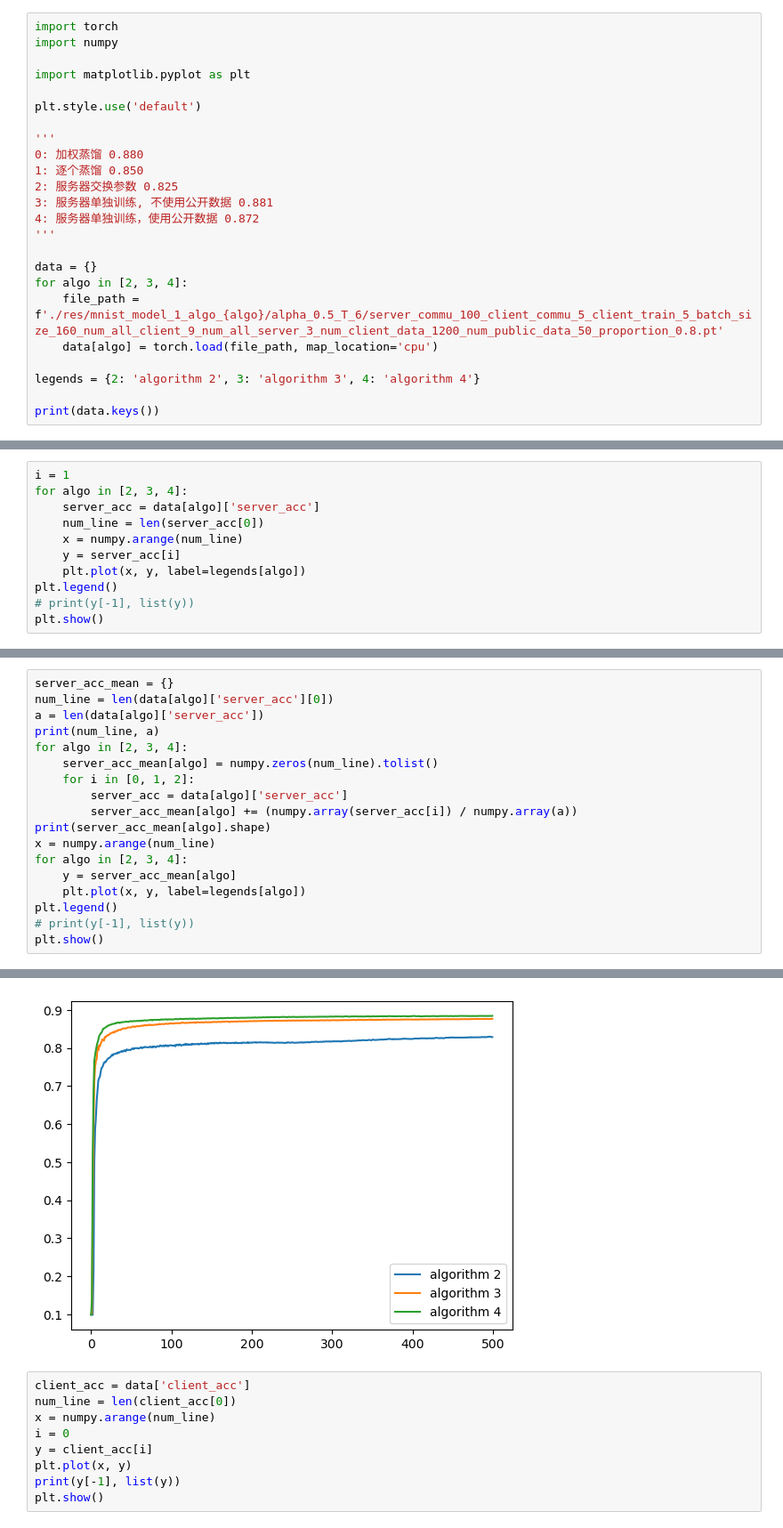
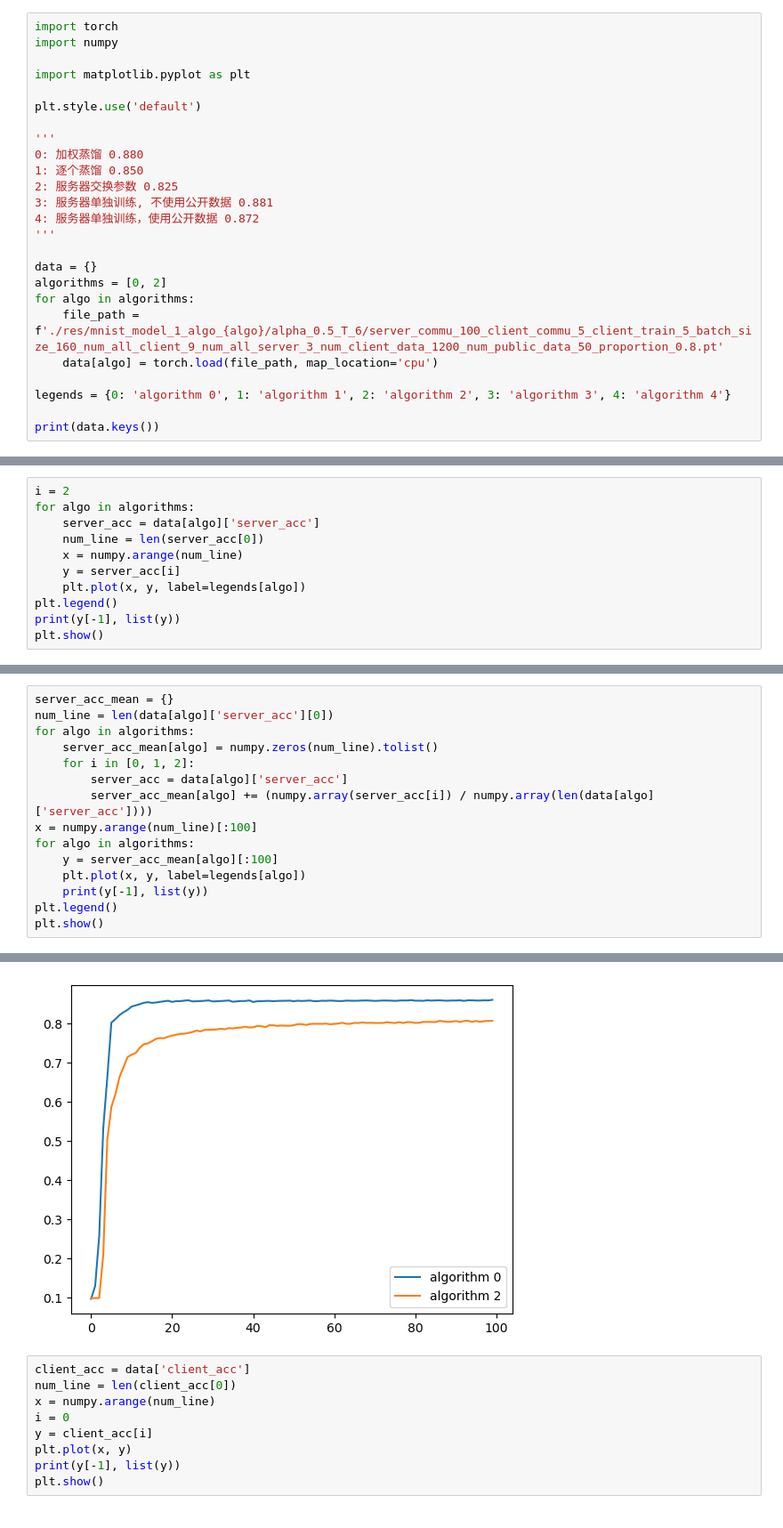
Before and after one commit to Haifeng-Dai/hybrid_fed, a Jupyter notebook: plot.ipynb, the cells around one changed output, grey strips where cells are left out. Shown at 89% size. Drawn from its saved outputs; the diff is of its cells as text.

```diff
--- a/plot.ipynb
+++ b/plot.ipynb
@@ -15,11 +15,12 @@ plt.style.use('default')
 '''
 
 data = {}
-for algo in [2, 3, 4]:
+algorithms = [0, 2]
+for algo in algorithms:
     file_path = f'./res/mnist_model_1_algo_{algo}/alpha_0.5_T_6/server_commu_100_client_commu_5_client_train_5_batch_size_160_num_all_client_9_num_all_server_3_num_client_data_1200_num_public_data_50_proportion_0.8.pt'
     data[algo] = torch.load(file_path, map_location='cpu')
 
-legends = {2: 'algorithm 2', 3: 'algorithm 3', 4: 'algorithm 4'}
+legends = {0: 'algorithm 0', 1: 'algorithm 1', 2: 'algorithm 2', 3: 'algorithm 3', 4: 'algorithm 4'}
 
 print(data.keys())
 # %% [output]
@@ -27,12 +28,12 @@ dict_keys([2, 3, 4])
 # %%
-i = 1
-for algo in [2, 3, 4]:
+i = 2
+for algo in algorithms:
     server_acc = data[algo]['server_acc']
     num_line = len(server_acc[0])
     x = numpy.arange(num_line)
     y = server_acc[i]
     plt.plot(x, y, label=legends[algo])
 plt.legend()
-# print(y[-1], list(y))
+print(y[-1], list(y))
 plt.show()
 # %% [output]
@@ -40,19 +42,16 @@ plt.show()
 # %%
 server_acc_mean = {}
 num_line = len(data[algo]['server_acc'][0])
-a = len(data[algo]['server_acc'])
-print(num_line, a)
-for algo in [2, 3, 4]:
+for algo in algorithms:
     server_acc_mean[algo] = numpy.zeros(num_line).tolist()
     for i in [0, 1, 2]:
         server_acc = data[algo]['server_acc']
-        server_acc_mean[algo] += (numpy.array(server_acc[i]) / numpy.array(a))
-print(server_acc_mean[algo].shape)
-x = numpy.arange(num_line)
-for algo in [2, 3, 4]:
-    y = server_acc_mean[algo]
+        server_acc_mean[algo] += (numpy.array(server_acc[i]) / numpy.array(len(data[algo]['server_acc'])))
+x = numpy.arange(num_line)[:100]
+for algo in algorithms:
+    y = server_acc_mean[algo][:100]
     plt.plot(x, y, label=legends[algo])
+    print(y[-1], list(y))
 plt.legend()
-# print(y[-1], list(y))
 plt.show()
 # %% [output]
@@ -61,4 +60,4 @@ plt.show()
-[figure, old version]
+[figure, new version]
 # %%
 client_acc = data['client_acc']
 num_line = len(client_acc[0])
```
Also changed, not shown: parts of 3 cells of this notebook, 16 other files.
